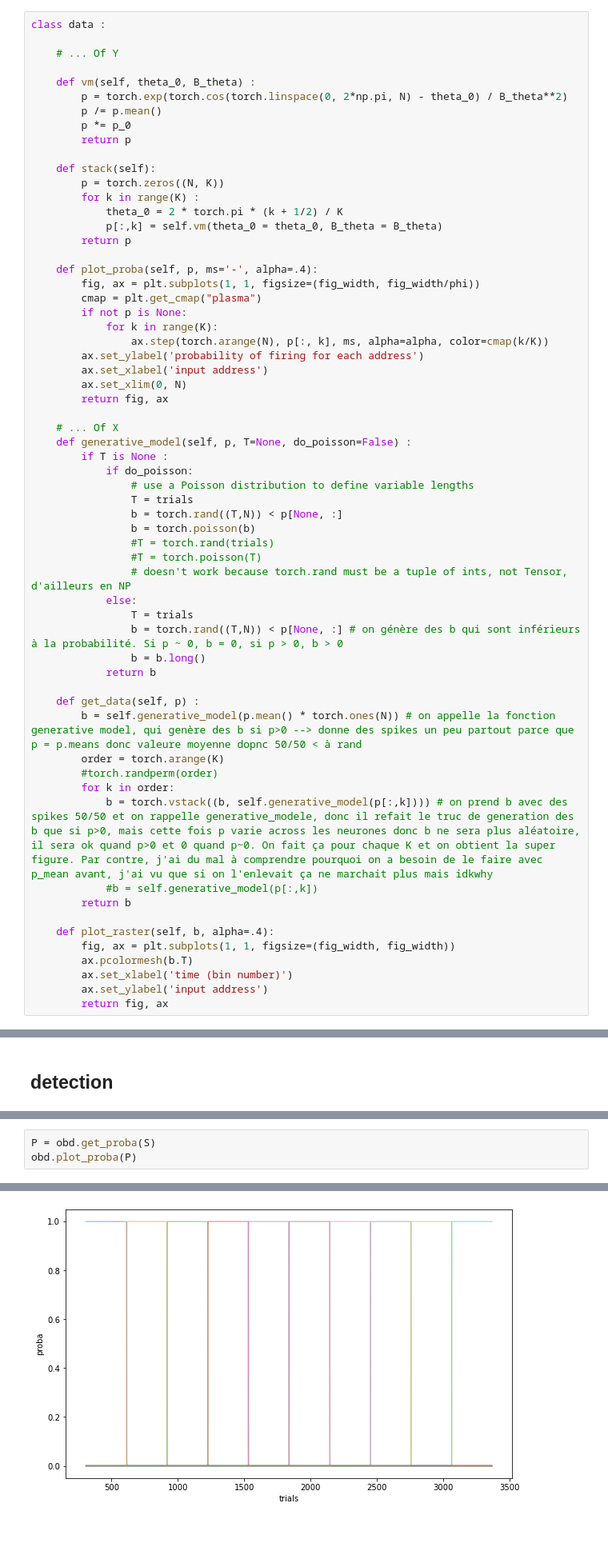
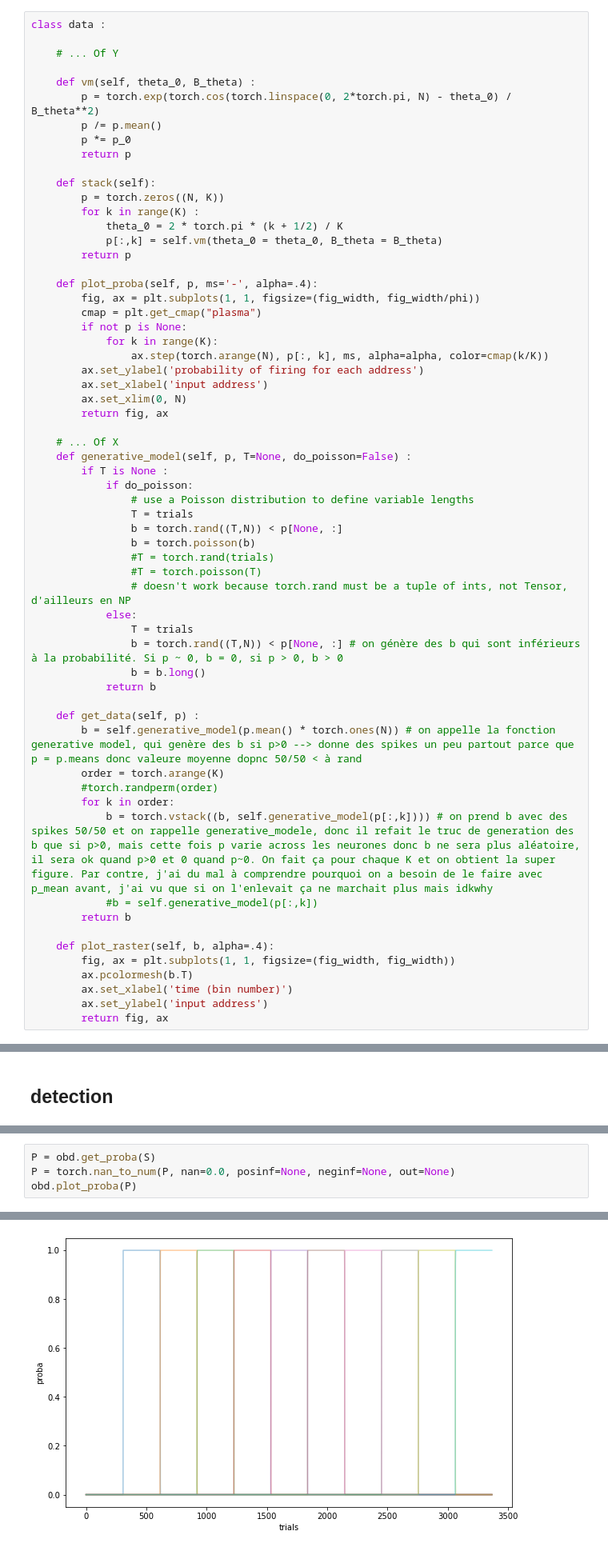
Before and after one commit to camillebesnainou/2022-01-10-polychrony, a Jupyter notebook: 2022-02-07-my-super-first-notebook.ipynb, the cells around one changed output, grey strips where cells are left out. Shown: that part at 80% size. Saved outputs shown, nothing was run; the diff lists cells and outputs as text.

```diff
--- a/2022-02-07-my-super-first-notebook.ipynb
+++ b/2022-02-07-my-super-first-notebook.ipynb
@@ -34,7 +31,7 @@ class data :
     # ... Of Y
 
     def vm(self, theta_0, B_theta) :
-        p = torch.exp(torch.cos(torch.linspace(0, 2*np.pi, N) - theta_0) / B_theta**2)
+        p = torch.exp(torch.cos(torch.linspace(0, 2*torch.pi, N) - theta_0) / B_theta**2)
         p /= p.mean()
         p *= p_0
         return p
@@ -178,7 +181,8 @@ obd.plot_surprise(S)
 # %%
 P = obd.get_proba(S)
+P = torch.nan_to_num(P, nan=0.0, posinf=None, neginf=None, out=None)
 obd.plot_proba(P)
 # %% [output]
 (<Figure size 720x444.984 with 1 Axes>,
  <AxesSubplot:xlabel='trials', ylabel='proba'>)
-[figure, old version]
+[figure, new version]
```
Also changed, not shown: parts of 17 cells of this notebook.
